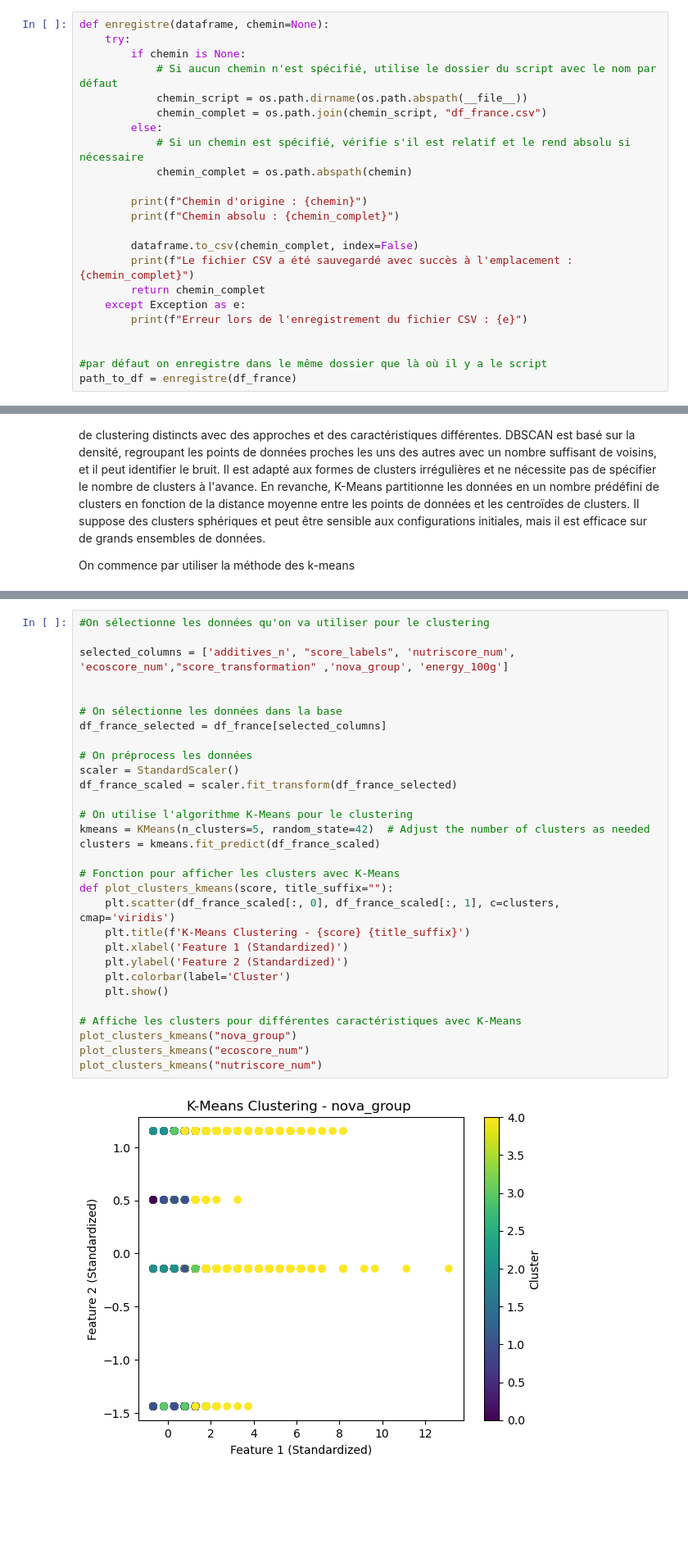
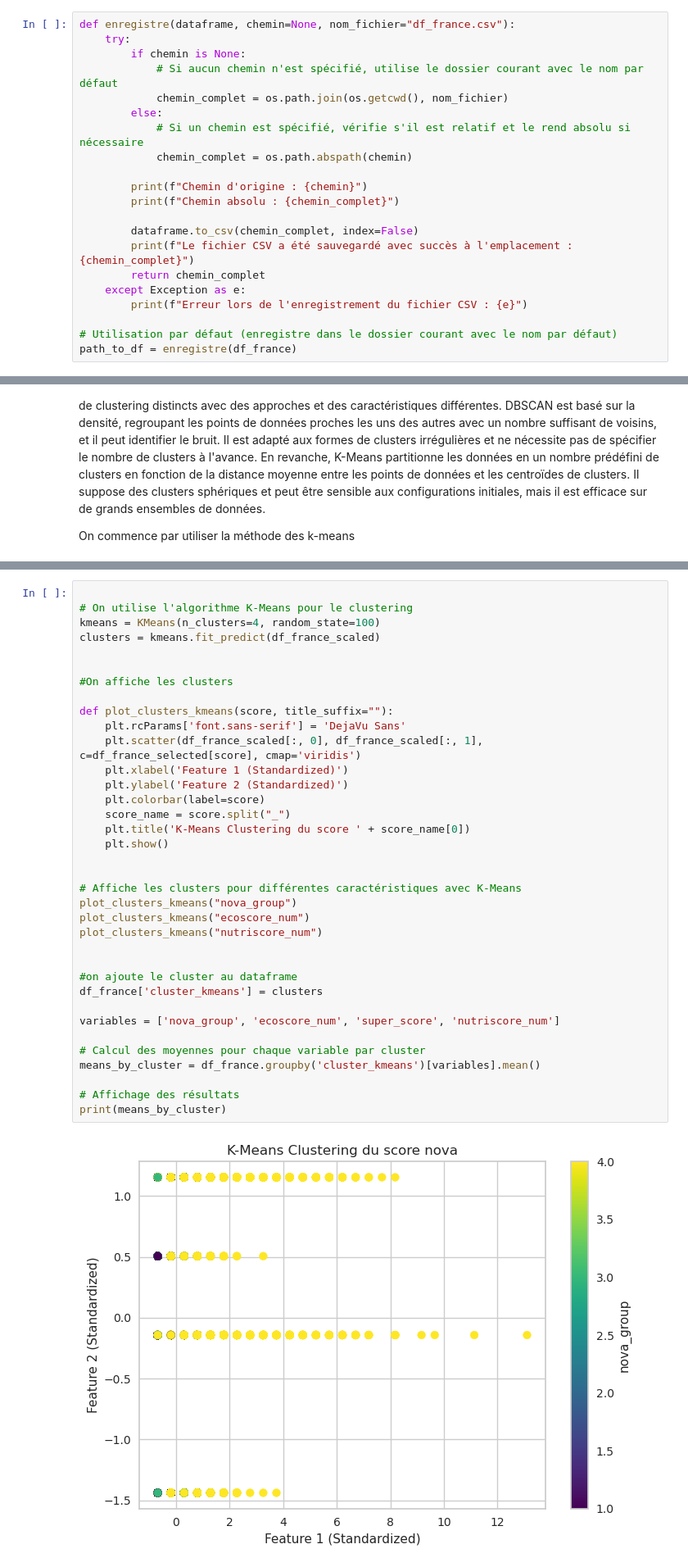
Before and after one commit to ashxivy/Projet-Python-pour-la-data-science, a Jupyter notebook: les indicateurs alimentaires permettent-ils de mieux manger.ipynb, the cells around one changed output, grey strips where cells are left out. Shown at 82% size. Cells and saved outputs as stored; diff of their text form; blank space fills up the shorter version.

Commit message:
amélioration cluster

```diff
--- a/les indicateurs alimentaires permettent-ils de mieux manger.ipynb
+++ b/les indicateurs alimentaires permettent-ils de mieux manger.ipynb
@@ -434,12 +418,11 @@ On a enlevé 2995072 observations et 177 variables
 # %% [markdown]
 On enregistre la base de donnée dans le dossier du script pour l'avoir en local
 # %%
-def enregistre(dataframe, chemin=None):
+def enregistre(dataframe, chemin=None, nom_fichier="df_france.csv"):
     try:
         if chemin is None:
-            # Si aucun chemin n'est spécifié, utilise le dossier du script avec le nom par défaut
-            chemin_script = os.path.dirname(os.path.abspath(__file__))
-            chemin_complet = os.path.join(chemin_script, "df_france.csv")
+            # Si aucun chemin n'est spécifié, utilise le dossier courant avec le nom par défaut
+            chemin_complet = os.path.join(os.getcwd(), nom_fichier)
         else:
             # Si un chemin est spécifié, vérifie s'il est relatif et le rend absolu si nécessaire
             chemin_complet = os.path.abspath(chemin)
@@ -453,6 +436,5 @@ def enregistre(dataframe, chemin=None):
     except Exception as e:
         print(f"Erreur lors de l'enregistrement du fichier CSV : {e}")
 
-
-#par défaut on enregistre dans le même dossier que là où il y a le script
+# Utilisation par défaut (enregistre dans le dossier courant avec le nom par défaut)
 path_to_df = enregistre(df_france)
@@ -1094,32 +1115,38 @@ On commence par utiliser la méthode des k-means
 # %%
-#On sélectionne les données qu'on va utiliser pour le clustering
 
-selected_columns = ['additives_n', "score_labels", 'nutriscore_num', 'ecoscore_num',"score_transformation" ,'nova_group', 'energy_100g']
+# On utilise l'algorithme K-Means pour le clustering
+kmeans = KMeans(n_clusters=4, random_state=100)
+clusters = kmeans.fit_predict(df_france_scaled)
 
 
-# On sélectionne les données dans la base
-df_france_selected = df_france[selected_columns]
+#On affiche les clusters
 
-# On préprocess les données
-scaler = StandardScaler()
-df_france_scaled = scaler.fit_transform(df_france_selected)
-
-# On utilise l'algorithme K-Means pour le clustering
-kmeans = KMeans(n_clusters=5, random_state=42)  # Adjust the number of clusters as needed
-clusters = kmeans.fit_predict(df_france_scaled)
-
-# Fonction pour afficher les clusters avec K-Means
 def plot_clusters_kmeans(score, title_suffix=""):
-    plt.scatter(df_france_scaled[:, 0], df_france_scaled[:, 1], c=clusters, cmap='viridis')
-    plt.title(f'K-Means Clustering - {score} {title_suffix}')
+    plt.rcParams['font.sans-serif'] = 'DejaVu Sans'
+    plt.scatter(df_france_scaled[:, 0], df_france_scaled[:, 1], c=df_france_selected[score], cmap='viridis')
     plt.xlabel('Feature 1 (Standardized)')
     plt.ylabel('Feature 2 (Standardized)')
-    plt.colorbar(label='Cluster')
+    plt.colorbar(label=score)
+    score_name = score.split("_")
+    plt.title('K-Means Clustering du score ' + score_name[0])
     plt.show()
+
 
 # Affiche les clusters pour différentes caractéristiques avec K-Means
 plot_clusters_kmeans("nova_group")
 plot_clusters_kmeans("ecoscore_num")
 plot_clusters_kmeans("nutriscore_num")
+
+
+#on ajoute le cluster au dataframe
+df_france['cluster_kmeans'] = clusters
+
+variables = ['nova_group', 'ecoscore_num', 'super_score', 'nutriscore_num']
+
+# Calcul des moyennes pour chaque variable par cluster
+means_by_cluster = df_france.groupby('cluster_kmeans')[variables].mean()
+
+# Affichage des résultats
+print(means_by_cluster)
 # %% [output]
-[figure, old version]
+[figure, new version]
```
Also changed, not shown: parts of 51 cells of this notebook, 3 other files.
